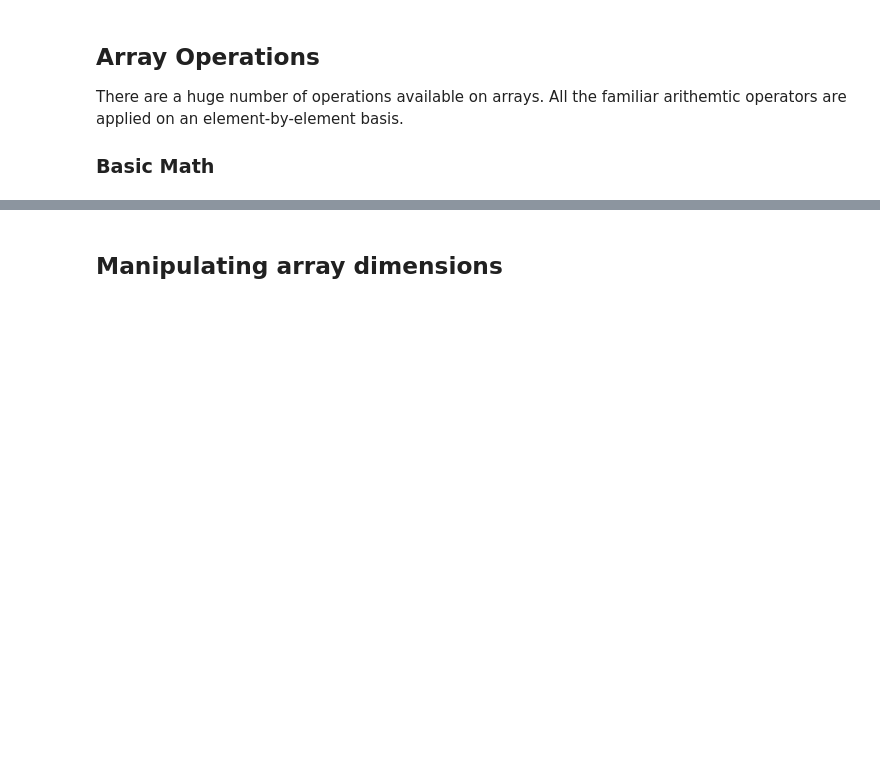
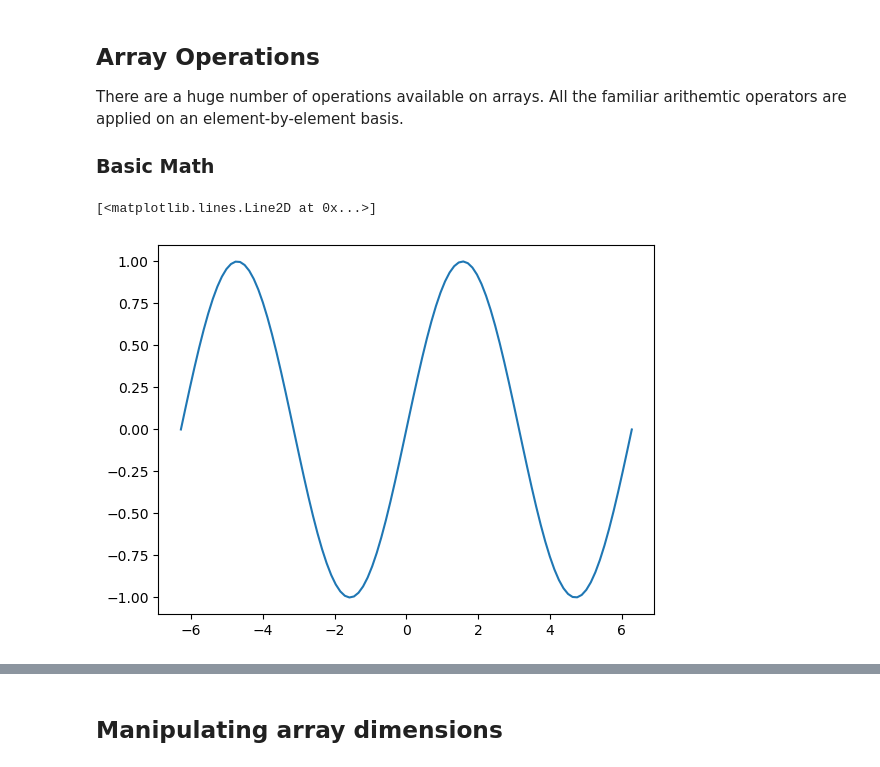
Before and after one commit to earth-DS-ML/summer_2025, a Jupyter notebook: _sources/lectures_DS/sci_python/numpy_and_matplotlib.ipynb, the cells around one changed output, grey strips where cells are left out. Cells and saved outputs as stored; diff of their text form; code cells hidden in the pictures; blank space fills up the shorter version.

```diff
--- a/_sources/lectures_DS/sci_python/numpy_and_matplotlib.ipynb
+++ b/_sources/lectures_DS/sci_python/numpy_and_matplotlib.ipynb
@@ -237,0 +245,8 @@ f = np.sin(xx) * np.cos(0.5*yy)
+# %%
+# y = f(x)
+f = np.sin(x)
+# %%
+plt.plot(x, f)
+# %% [output]
+[<matplotlib.lines.Line2D at 0x...>]
+[figure, added]
```
Also changed, not shown: parts of 10 cells of this notebook, 9 other files.
